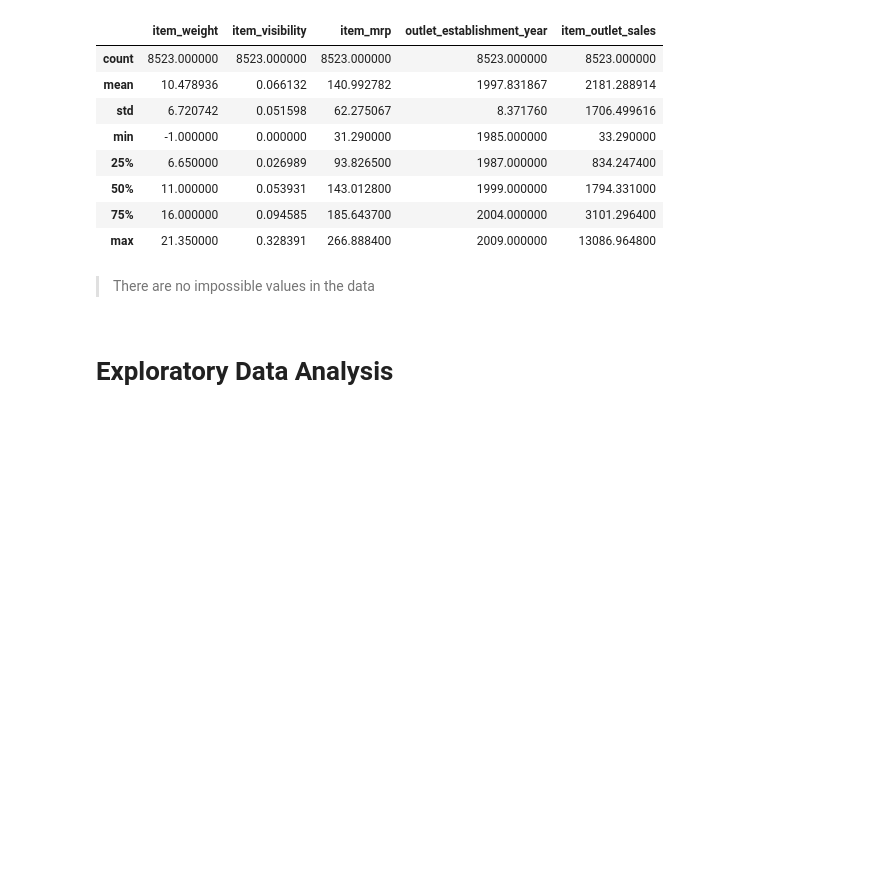
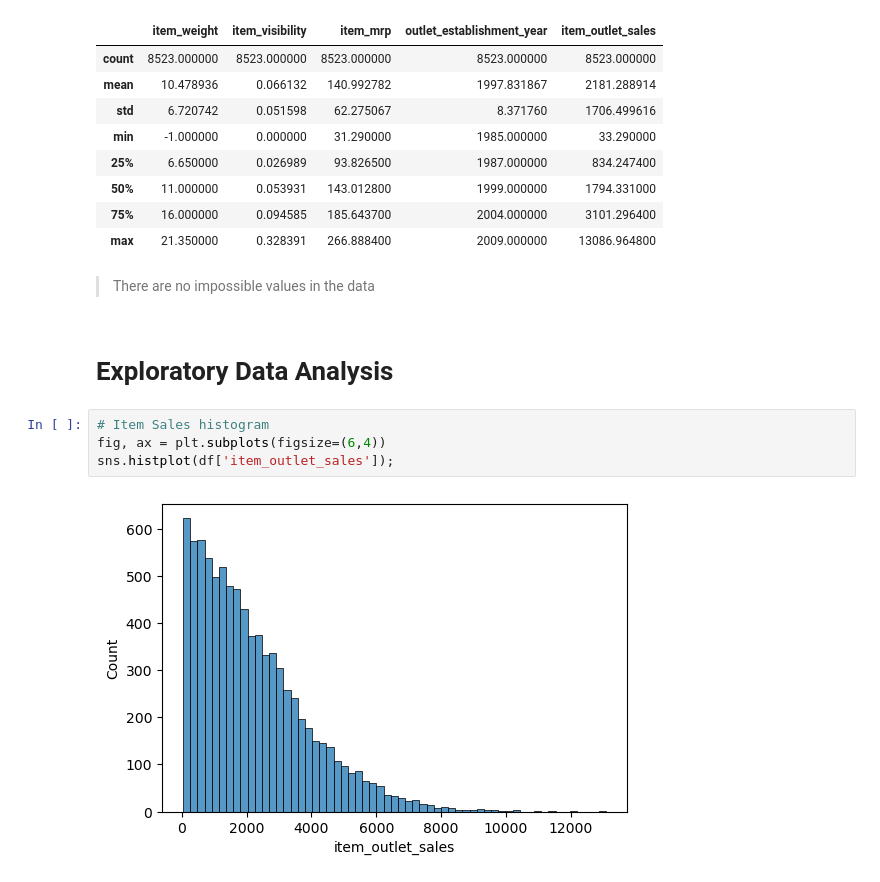
Before and after one commit to kevinbrnett/Project-1, a Jupyter notebook: Supermarket Sales Predictions.ipynb, the cells around one changed output. Saved outputs shown, nothing was run; the diff lists cells and outputs as text; blank space fills up the shorter version.

```diff
--- a/Supermarket Sales Predictions.ipynb
+++ b/Supermarket Sales Predictions.ipynb
@@ -231,3 +231,9 @@ df.describe()
 > There are no impossible values in the data
 # %% [markdown]
 # Exploratory Data Analysis
+# %%
+# Item Sales histogram
+fig, ax = plt.subplots(figsize=(6,4))
+sns.histplot(df['item_outlet_sales']);
+# %% [output]
+[figure, added]
```
Also changed, not shown: parts of 7 cells of this notebook.
